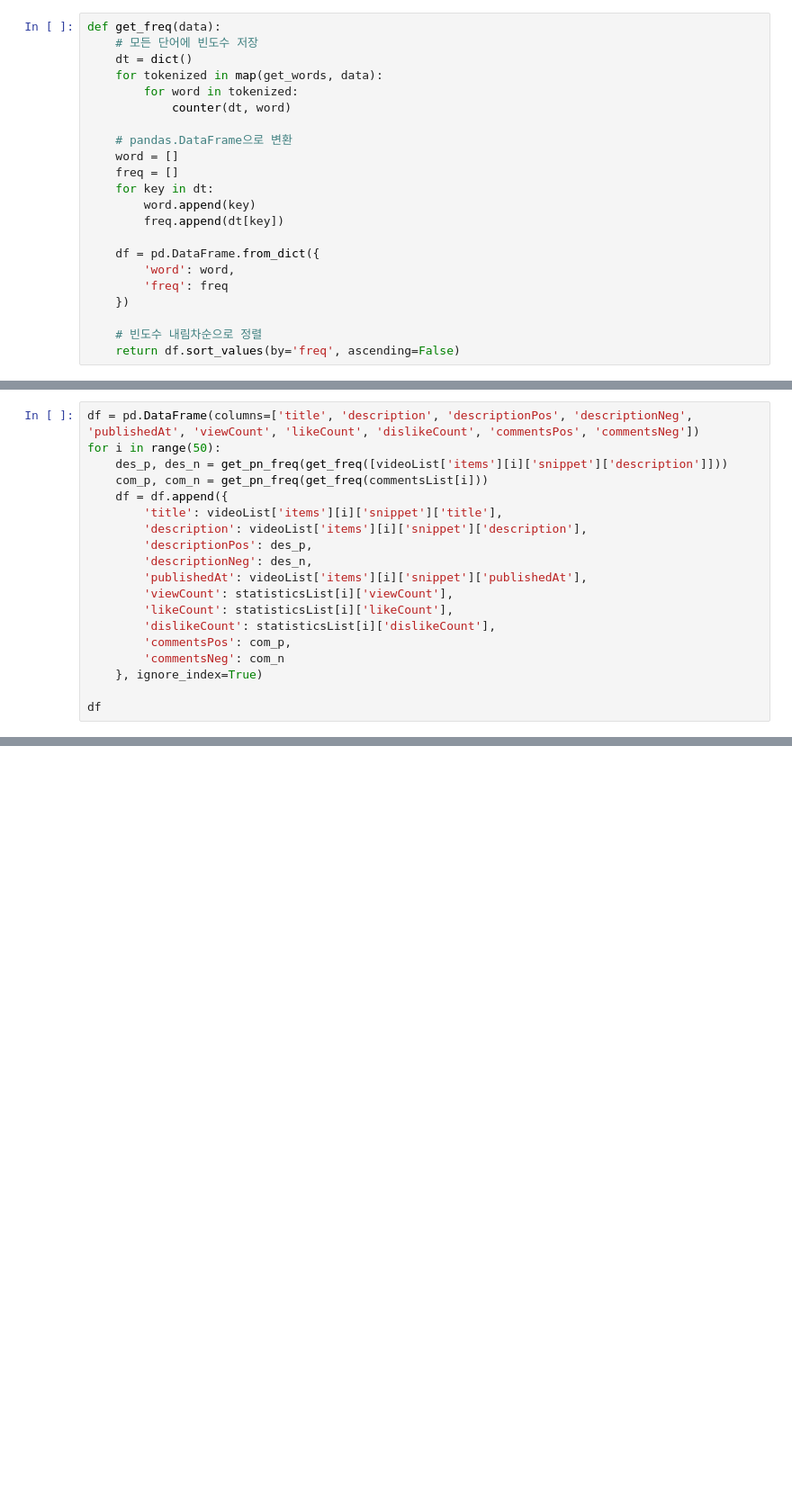
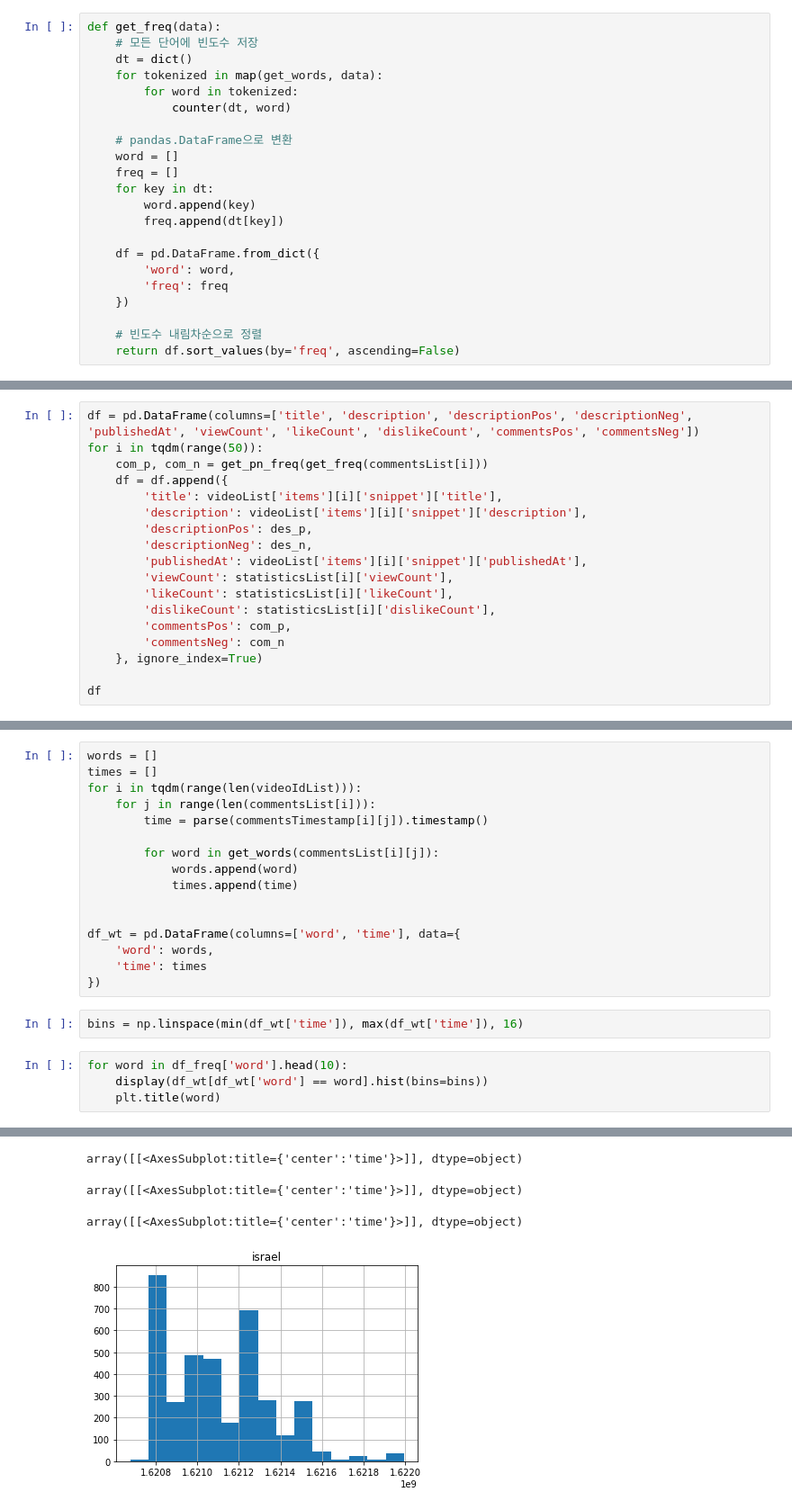
Before and after one commit to SSHS-RNE/youtube-data-acquisition, a Jupyter notebook: sample2.ipynb, the cells around one changed output, grey strips where cells are left out. Shown at 90% size. Saved outputs shown, nothing was run; the diff lists cells and outputs as text; blank space fills up the shorter version.

```diff
--- a/sample2.ipynb
+++ b/sample2.ipynb
@@ -246,7 +232,6 @@ with open('statistics.txt', 'w') as f:
 # %%
 df = pd.DataFrame(columns=['title', 'description', 'descriptionPos', 'descriptionNeg', 'publishedAt', 'viewCount', 'likeCount', 'dislikeCount', 'commentsPos', 'commentsNeg'])
-for i in range(50):
-    des_p, des_n = get_pn_freq(get_freq([videoList['items'][i]['snippet']['description']]))
+for i in tqdm(range(50)):
     com_p, com_n = get_pn_freq(get_freq(commentsList[i]))
     df = df.append({
         'title': videoList['items'][i]['snippet']['title'],
@@ -517,0 +281,23 @@ files.download('wordcloud.svg')
+# %%
+words = []
+times = []
+for i in tqdm(range(len(videoIdList))):
+    for j in range(len(commentsList[i])):
+        time = parse(commentsTimestamp[i][j]).timestamp()
+
+        for word in get_words(commentsList[i][j]):
+            words.append(word)
+            times.append(time)
+
+
+df_wt = pd.DataFrame(columns=['word', 'time'], data={
+    'word': words,
+    'time': times
+})
+# %%
+bins = np.linspace(min(df_wt['time']), max(df_wt['time']), 16)
+# %%
+for word in df_freq['word'].head(10):
+    display(df_wt[df_wt['word'] == word].hist(bins=bins))
+    plt.title(word)
+# %% [output]
@@ -517,0 +311,4 @@ files.download('wordcloud.svg')
+array([[<AxesSubplot:title={'center':'time'}>]], dtype=object)
+array([[<AxesSubplot:title={'center':'time'}>]], dtype=object)
+array([[<AxesSubplot:title={'center':'time'}>]], dtype=object)
+[figure, added]
```
Also changed, not shown: parts of 34 cells of this notebook, 9 other files.
